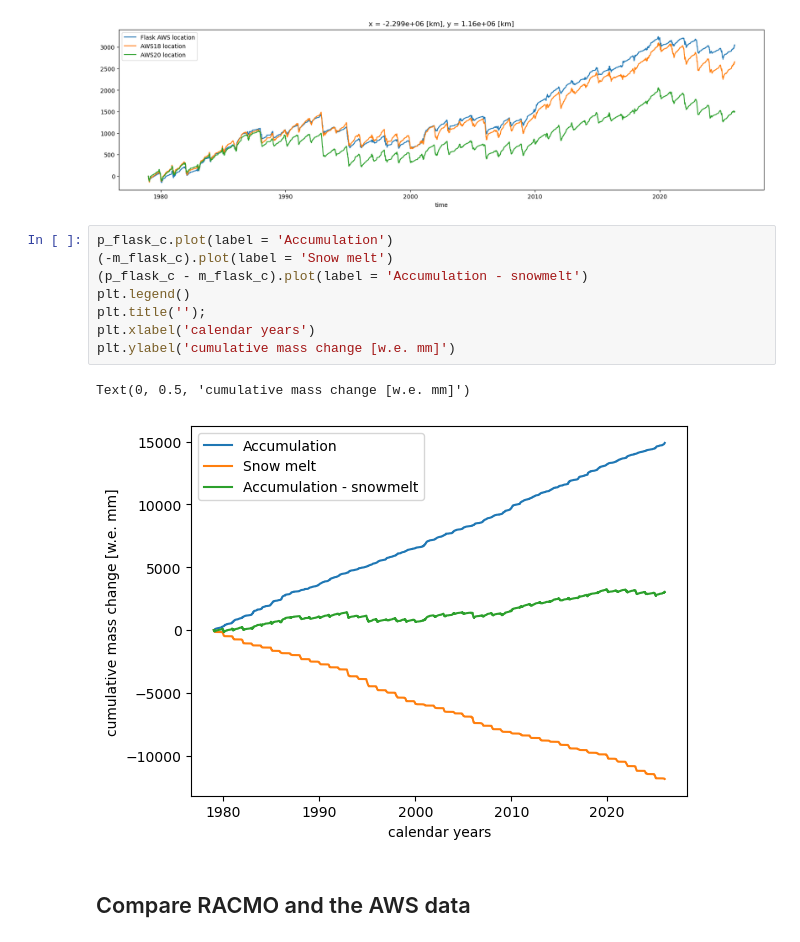
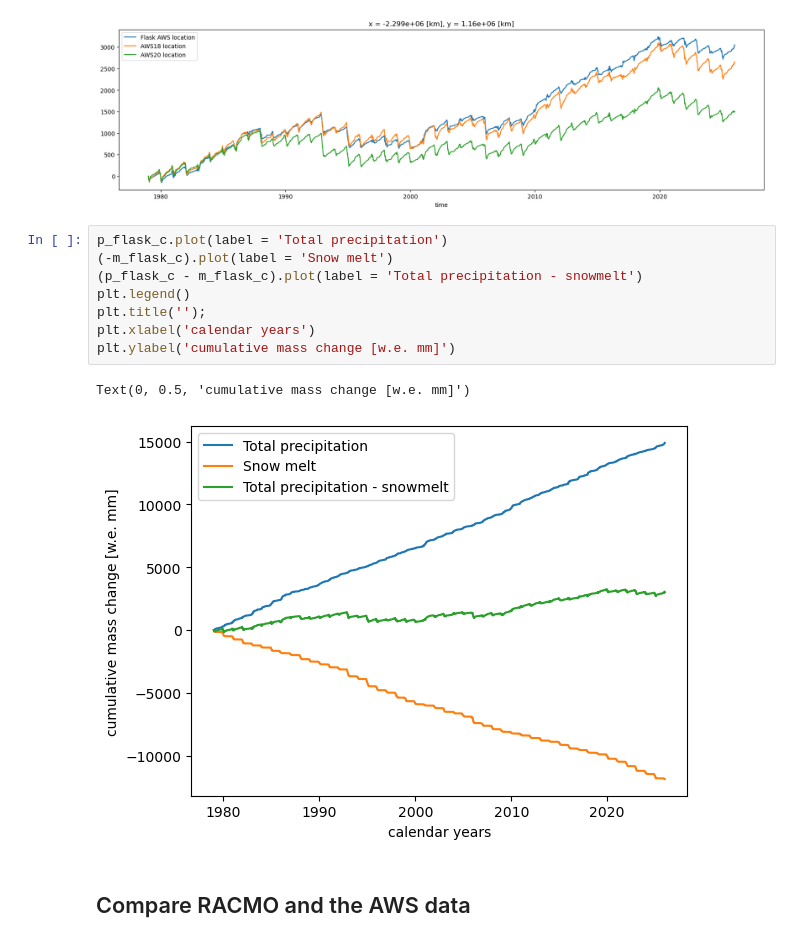
Before and after one commit to ldeo-glaciology/AntPen_NSF_NERC, a Jupyter notebook: code/aws/larsen_AWS_RACMO2km.ipynb, the cells around one changed output. Cells and saved outputs as stored; diff of their text form.

```diff
--- a/code/aws/larsen_AWS_RACMO2km.ipynb
+++ b/code/aws/larsen_AWS_RACMO2km.ipynb
@@ -491,16 +491,16 @@ plt.legend()
 <matplotlib.legend.Legend at 0x...>
 [figure]
 # %%
-p_flask_c.plot(label = 'Accumulation')
+p_flask_c.plot(label = 'Total precipitation')
 (-m_flask_c).plot(label = 'Snow melt')
-(p_flask_c - m_flask_c).plot(label = 'Accumulation - snowmelt')
+(p_flask_c - m_flask_c).plot(label = 'Total precipitation - snowmelt')
 plt.legend()
 plt.title('');
 plt.xlabel('calendar years')
 plt.ylabel('cumulative mass change [w.e. mm]')
 # %% [output]
 Text(0, 0.5, 'cumulative mass change [w.e. mm]')
-[figure, old version]
+[figure, new version]
 # %% [markdown]
 ## Compare RACMO and the AWS data
 # %%
```
Also changed, not shown: parts of 2 cells of this notebook, 3 other files.
